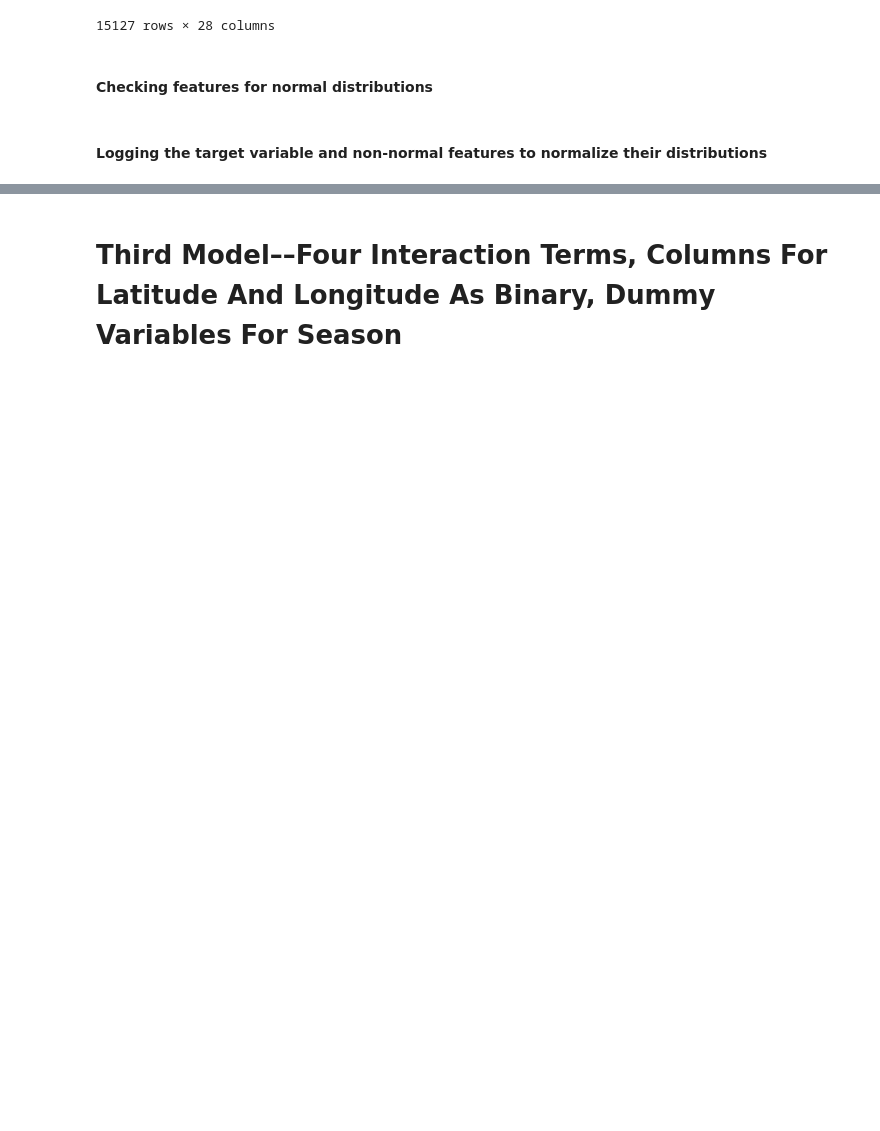
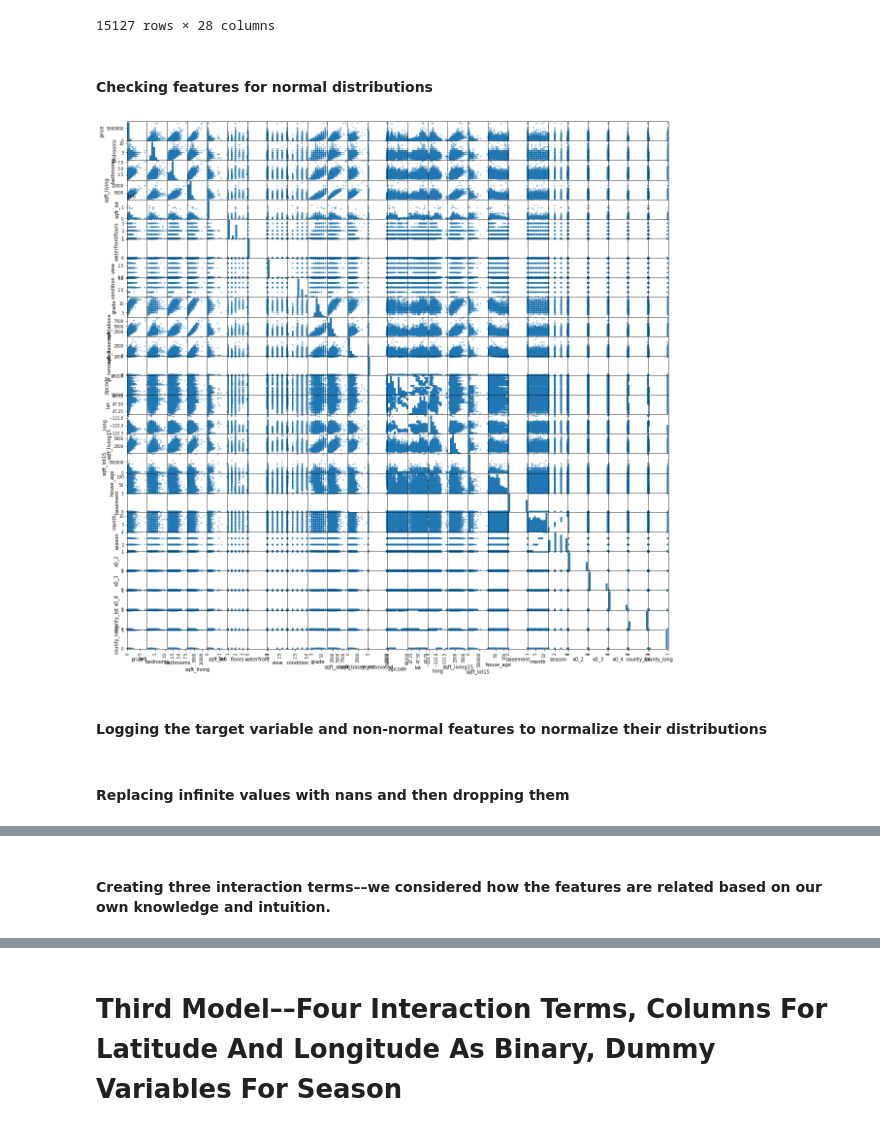
Before and after one commit to ericdnbn/Phase_2_Project, a Jupyter notebook: Final Notebook.ipynb, the cells around one changed output, grey strips where cells are left out. Saved outputs shown, nothing was run; the diff lists cells and outputs as text; code cells hidden in the pictures; blank space fills up the shorter version.

```diff
--- a/Final Notebook.ipynb
+++ b/Final Notebook.ipynb
@@ -283,14 +251,18 @@ df.round(3)
 # %% [markdown]
 #### Checking features for normal distributions
 # %%
-#pd.plotting.scatter_matrix(df, figsize=(20,20))
-#plt.show();
+pd.plotting.scatter_matrix(df, figsize=(20,20))
+plt.show();
+# %% [output]
+[figure, added]
 # %% [markdown]
 #### Logging the target variable and non-normal features to normalize their distributions
 # %%
 non_normal = ['price', 'bedrooms', 'sqft_living', 'sqft_lot', 'sqft_above','sqft_lot15', 'sqft_living15', 'house_age', 'lat']
 for feat in non_normal:
     df[feat] = df[feat].map(lambda x: np.log(x))
+# %% [markdown]
+#### Replacing infinite values with nans and then dropping them
 # %%
 df = df.replace([np.inf, -np.inf], np.nan)
 df.dropna(inplace=True)
@@ -309,3 +281,5 @@ df.round(3)
 | 21137 | 5/5/2015 | 13.727 | 1.386 | 2.50 | 7.976 | 8.379 | 3.0 | 0.0 | 0.0 | 3 | ... |
 | 21140 | 7/24/2014 | 12.591 | 0.693 | 2.50 | 7.230 | 6.790 | 2.0 | 0.0 | 0.0 | 3 | ... |
 15127 rows × 28 columns
+# %% [markdown]
+#### Creating three interaction terms––we considered how the features are related based on our own knowledge and intuition.
```
Also changed, not shown: parts of 59 cells of this notebook, 7 other files.
